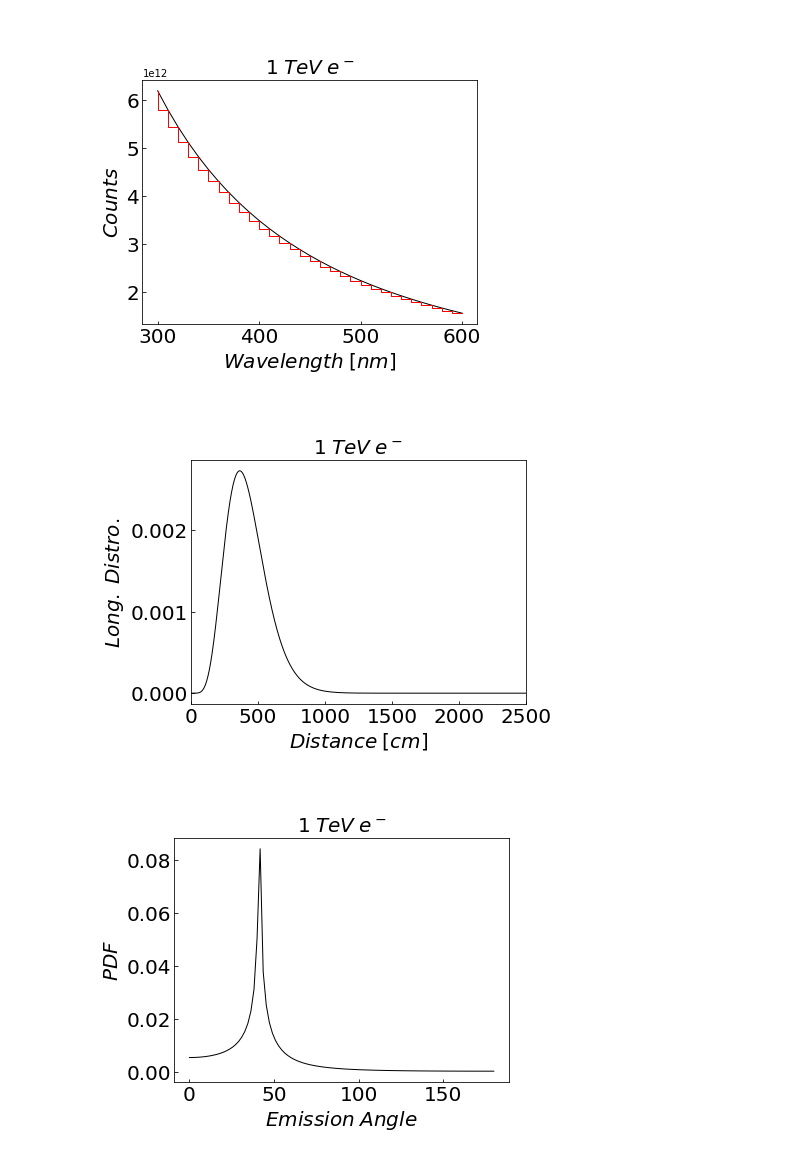
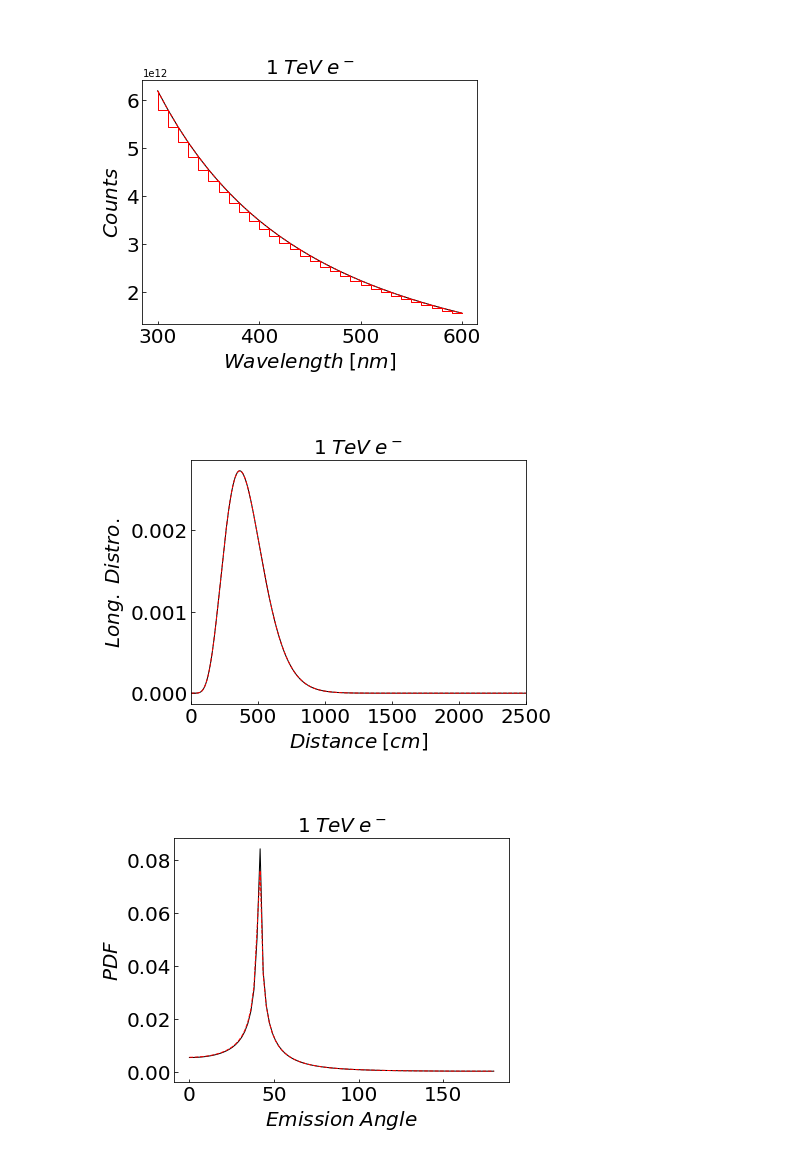
Before and after one commit to MeighenBergerS/fennel, a Jupyter notebook: notebooks/example_fetcher.ipynb, the cells around one changed output. Drawn from its saved outputs; the diff is of its cells as text; code cells hidden in the pictures.

```diff
--- a/notebooks/example_fetcher.ipynb
+++ b/notebooks/example_fetcher.ipynb
@@ -105,12 +117,19 @@ figure.savefig(PICS + "Single_Track_Angle.png",
 # %%
 # Electromagnetic Cascade
-em_counts, em_long, em_angles = fennel_instance.em_yields(energy=test_energy, particle=11, mean=True)
-em_counts_single, _, _ = fennel_instance.em_yields(energy=test_energy, particle=11, mean=False)
+em_counts, em_long, em_angles = fennel_instance.em_yields(energy=test_energy, particle=11, mean=True, function=False)
+em_counts_single, _, _ = fennel_instance.em_yields(energy=test_energy, particle=11, mean=False, function=False)
+em_counts_func, em_long_func, em_angles_func = fennel_instance.em_yields(energy=test_energy, particle=11, mean=True, function=True)
+# %%
+# Evaluating the fetched functions
+em_counts_val = em_counts_func(test_energy, wavelengths, 11, mean=True)
+em_long_val = em_long_func(test_energy, zgrid, fennel_instance._particles[11])
+em_angles_val = em_angles_func(angle_grid, 1.33, fennel_instance._particles[11])
 # %%
 # Plotting some EM stuff
 # Photon counts
 figure, (ax1) = plt.subplots(1, 1, figsize=(std_size, std_size * 6. / 8.), sharex=True)
 ax1.plot(wavelengths, em_counts / np.diff(wavelengths)[0], linewidth=lw, color='k')
+ax1.plot(wavelengths, em_counts_val / np.diff(wavelengths)[0], linewidth=lw, color='r', ls='--')
 ax1.step(wavelengths, em_counts_single / np.diff(wavelengths)[0], linewidth=lw, color='r')
 # ---------------------------------------------
 # Plotting options
@@ -137,8 +156,10 @@ figure.savefig(PICS + "Single_EM_Wavelength.png",
 # ----------------------------------------------
 # Long
 figure, (ax1) = plt.subplots(1, 1, figsize=(std_size, std_size * 6. / 8.), sharex=True)
-ax1.plot(zgrid, em_long / np.trapz(em_long, x=zgrid),
+ax1.plot(zgrid, em_long[0] / np.trapz(em_long[0], x=zgrid),
          linewidth=lw, color='k')
+ax1.plot(zgrid, em_long_val[0] / np.trapz(em_long_val[0], x=zgrid),
+         linewidth=lw, color='r', ls='--')
 # ---------------------------------------------
 # Plotting options
 ax1.set_xscale('linear')
@@ -161,35 +182,37 @@ plt.show()
 figure.savefig(PICS + "Single_EM_Long.png",
                bbox_inches='tight', dpi=export_dpi)
 # ----------------------------------------------
 # ----------------------------------------------
 # Angles
 figure, (ax1) = plt.subplots(1, 1, figsize=(std_size, std_size * 6. / 8.), sharex=True)
 ax1.plot(angle_grid, em_angles / np.trapz(em_angles, x=angle_grid),
          linewidth=lw, color='k')
+ax1.plot(angle_grid, em_angles_val / np.trapz(em_angles_val, x=angle_grid),
+         linewidth=lw, color='r', ls='--')
 # ---------------------------------------------
 # Plotting options
 ax1.set_xscale('linear')
 ax1.set_yscale('linear')
 ax1.set_xlabel(r'$Emission\;Angle$', fontsize=fontsize)
 ax1.set_ylabel(r'$PDF$', fontsize=fontsize)
 ax1.tick_params(axis = 'both', which = 'major', labelsize=fontsize, direction='in')
 ax1.tick_params(axis = 'both', which = 'minor', labelsize=fontsize, direction='in')
 h, l = ax1.get_legend_handles_labels()
 lgd1 = ax1.legend(h, l, loc=9, bbox_to_anchor=(0.5, +1.27),
                   ncol=3, fontsize=fontsize, handlelength=h_length,
                   fancybox=True, frameon=False)
 ax1.add_artist(lgd1)
 ax1.set_title("$1\;TeV\;e^-$", fontsize=fontsize)
 # ax1.set_xlim(500, 600)
 # ax1.set_ylim(1e-3, 1e2)
 plt.show()
 # ---------------------------------------------
 # Storing the image
 figure.savefig(PICS + "Single_EM_Angle.png",
                bbox_inches='tight', dpi=export_dpi)
 # %% [output]
-[figure, old version]
+[figure, new version]
-[figure, old version]
+[figure, new version]
-[figure, old version]
+[figure, new version]
 # %%
 # Hadron Cascade
```
Also changed, not shown: parts of 6 cells of this notebook, 5 other files.
